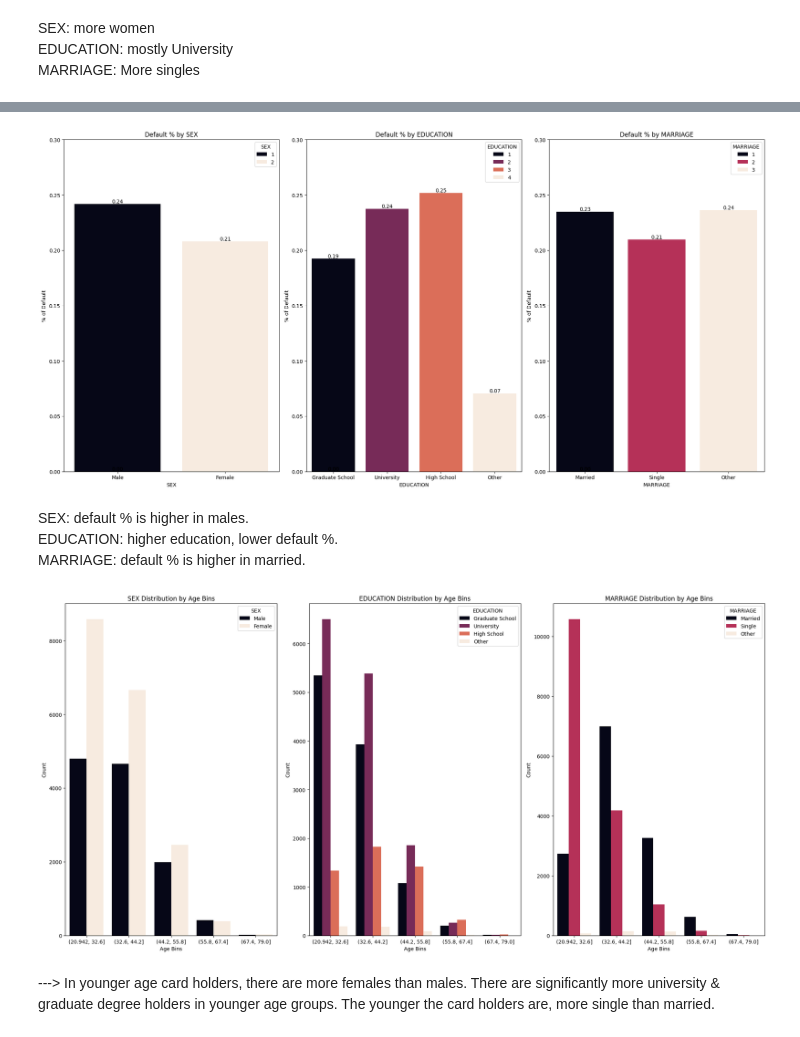
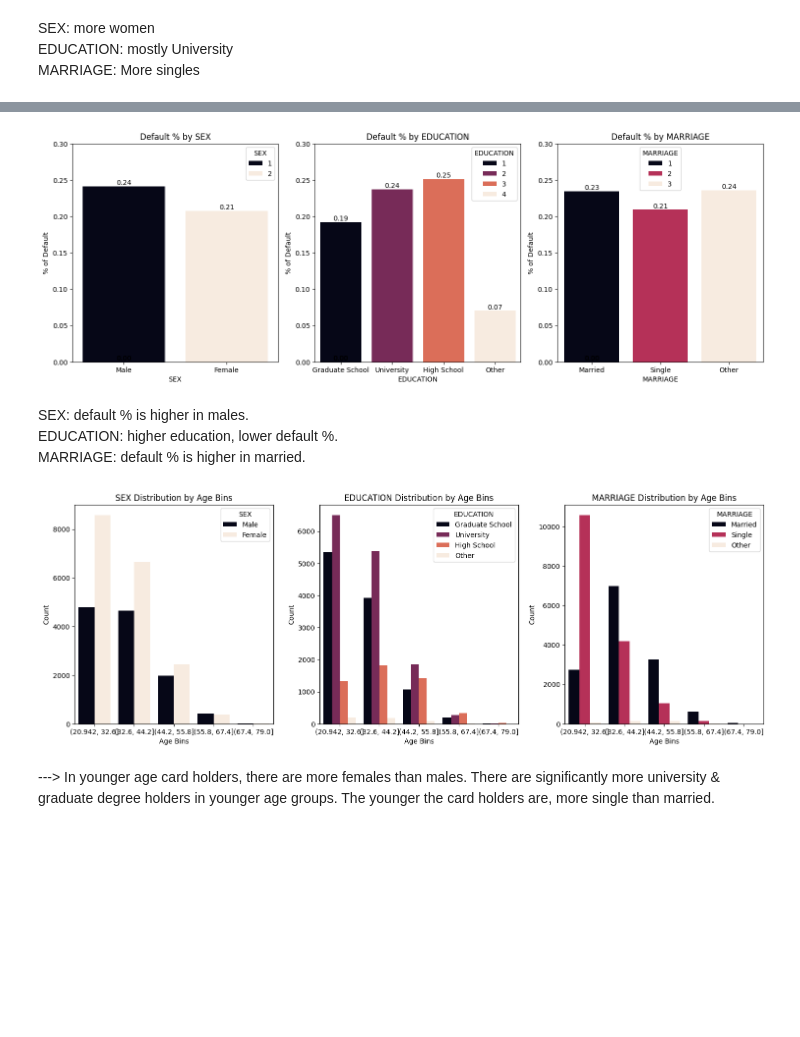
Before and after one commit to minjeoungneev/Default_Credit_Card, a Jupyter notebook: EDA.ipynb, the cells around one changed output, grey strips where cells are left out. Cells and saved outputs as stored; diff of their text form; code cells hidden in the pictures; blank space fills up the shorter version.

```diff
--- a/EDA.ipynb
+++ b/EDA.ipynb
@@ -549,8 +549,8 @@ plt.show()
 # %%
-plt.figure(figsize=(20, 10))
+plt.figure(figsize=(15, 10))
 
 # Barplot for SEX
-plt.subplot(1, 3, 1)
+plt.subplot(2, 3, 1)
 ax = sns.barplot(x='SEX', y='Y', hue='SEX', data=df, palette='rocket', errorbar=None)
 plt.title('Default % by SEX')
 plt.xlabel('SEX')
@@ -559,36 +559,36 @@ plt.ylabel('% of Default')
 plt.ylim(0, 0.3)
 for p in ax.patches:
     ax.annotate(f"{p.get_height():.2f}", (p.get_x() + p.get_width() / 2., p.get_height()),
                 ha='center', va='bottom', fontsize=10, color='black')
 
 # Barplot for EDUCATION
-plt.subplot(1, 3, 2)
+plt.subplot(2, 3, 2)
 ax = sns.barplot(x='EDUCATION', y='Y', hue = 'EDUCATION', data=df, palette='rocket', errorbar=None)
 plt.title('Default % by EDUCATION')
 plt.xlabel('EDUCATION')
 plt.xticks([0, 1, 2, 3], ['Graduate School', 'University', 'High School', 'Other'])
 plt.ylabel('% of Default')
 plt.ylim(0, 0.3)
 for p in ax.patches:
     ax.annotate(f"{p.get_height():.2f}", (p.get_x() + p.get_width() / 2., p.get_height()),
                 ha='center', va='bottom', fontsize=10, color='black')
 
 # Barplot for MARRIAGE
-plt.subplot(1, 3, 3)
+plt.subplot(2, 3, 3)
 ax = sns.barplot(x='MARRIAGE', y='Y', hue ='MARRIAGE',data=df, palette='rocket', errorbar=None)
 plt.title('Default % by MARRIAGE')
 plt.xlabel('MARRIAGE')
 plt.xticks([0, 1, 2], ['Married', 'Single', 'Other'])
 plt.ylabel('% of Default')
 plt.ylim(0, 0.3)
 for p in ax.patches:
     ax.annotate(f"{p.get_height():.2f}", (p.get_x() + p.get_width() / 2., p.get_height()),
                 ha='center', va='bottom', fontsize=10, color='black')
 
 plt.tight_layout()
 plt.show()
 # %% [output]
-[figure, old version]
+[figure, new version]
 # %% [markdown]
 SEX: default % is higher in males. <br>
 EDUCATION: higher education, lower default %. <br>
@@ -598,10 +598,10 @@ MARRIAGE: default % is higher in married.
 df['AGE_bins'] = pd.cut(df['AGE'], bins=5)
 
 # Plot grouped bar chart
-plt.figure(figsize=(20, 10))
+plt.figure(figsize=(15, 10))
 
 # Bar chart for SEX
-plt.subplot(1, 3, 1)
+plt.subplot(2, 3, 1)
 sns.countplot(x='AGE_bins', hue='SEX', data=df, palette='rocket')
 plt.title('SEX Distribution by Age Bins')
 plt.xlabel('Age Bins')
@@ -609,7 +609,7 @@ plt.ylabel('Count')
 plt.legend(title='SEX', labels=['Male', 'Female'])
 
 # Bar chart for EDUCATION
-plt.subplot(1, 3, 2)
+plt.subplot(2, 3, 2)
 sns.countplot(x='AGE_bins', hue='EDUCATION', data=df, palette='rocket')
 plt.title('EDUCATION Distribution by Age Bins')
 plt.xlabel('Age Bins')
@@ -617,7 +617,7 @@ plt.ylabel('Count')
 plt.legend(title='EDUCATION', labels=['Graduate School', 'University', 'High School', 'Other'])
 
 # Bar chart for MARRIAGE
-plt.subplot(1, 3, 3)
+plt.subplot(2, 3, 3)
 sns.countplot(x='AGE_bins', hue='MARRIAGE', data=df, palette='rocket')
 plt.title('MARRIAGE Distribution by Age Bins')
 plt.xlabel('Age Bins')
@@ -627,7 +627,7 @@ plt.legend(title='MARRIAGE', labels=['Married', 'Single', 'Other'])
 plt.tight_layout()
 plt.show()
 # %% [output]
-[figure, old version]
+[figure, new version]
 # %% [markdown]
 ---> In younger age card holders, there are more females than males. There are significantly more university & graduate degree holders in younger age groups. The younger the card holders are, more single than married.
 # %%
```
Also changed, not shown: parts of 3 cells of this notebook, 3 other files.
